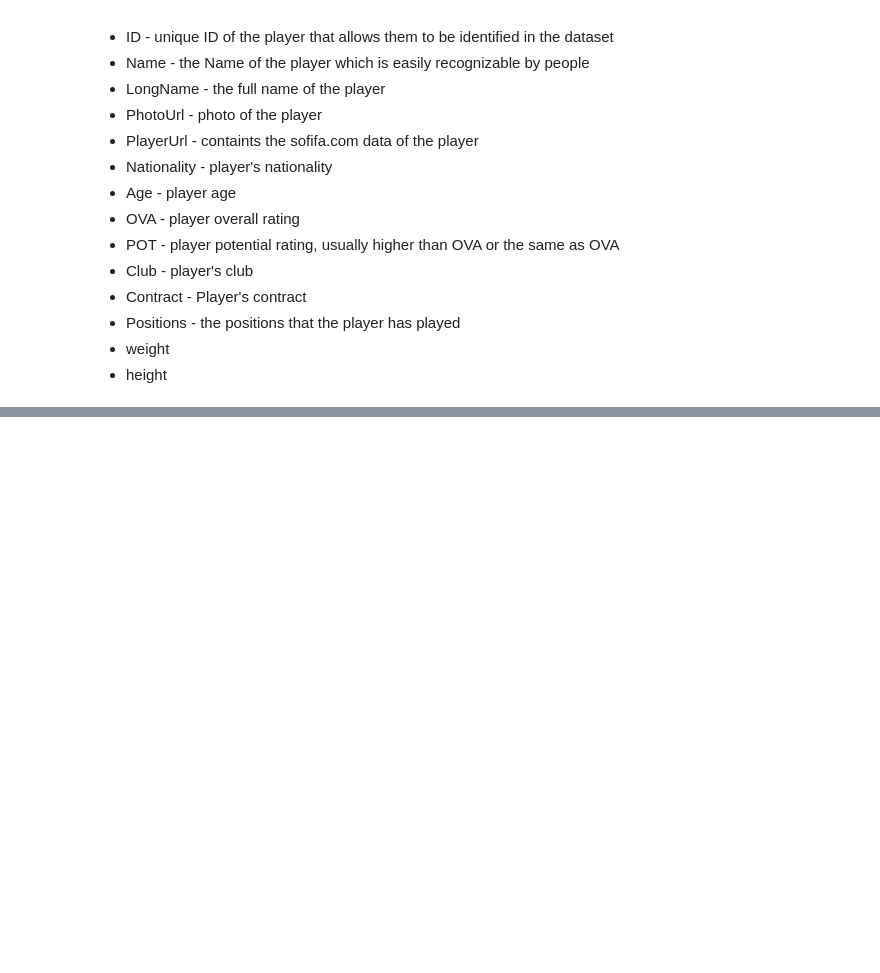
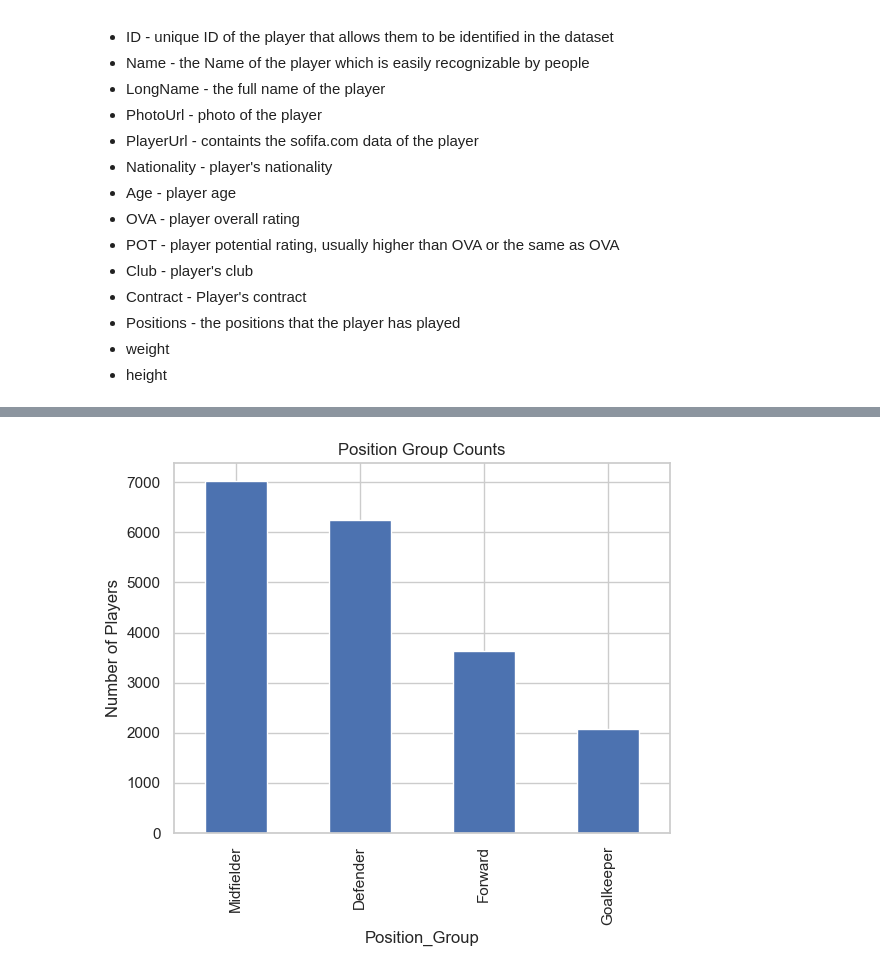
Before and after one commit to QAZYD/eda-repository, a Jupyter notebook: Untitled-1.ipynb, the cells around one changed output, grey strips where cells are left out. Cells and saved outputs as stored; diff of their text form; code cells hidden in the pictures; blank space fills up the shorter version.

```diff
--- a/Untitled-1.ipynb
+++ b/Untitled-1.ipynb
@@ -90,0 +279,3 @@ dtype: int64
+# %%
+df['Contract_Start'] = pd.to_numeric(df['Contract_Start'], errors='coerce')
+df['Contract_End'] = pd.to_numeric(df['Contract_End'], errors='coerce')
@@ -90,0 +314,25 @@ dtype: int64
+# %%
+# Remove leading/trailing spaces & split on commas
+df['Position_List'] = df['Positions'].apply(lambda x: [p.strip() for p in str(x).split(',')])
+# %%
+df['Primary_Position'] = df['Position_List'].apply(lambda x: x[0] if len(x) > 0 else None)
+# %%
+def position_group(pos):
+    if pos == 'GK':
+        return 'Goalkeeper'
+    elif pos in ['CB', 'LB', 'RB', 'LWB', 'RWB']:
+        return 'Defender'
+    elif pos in ['CDM', 'CM', 'CAM', 'LM', 'RM']:
+        return 'Midfielder'
+    elif pos in ['ST', 'CF', 'LW', 'RW']:
+        return 'Forward'
+    else:
+        return 'Other'
+
+df['Position_Group'] = df['Primary_Position'].apply(position_group)
+# %%
+df['Position_Group'].value_counts().plot(kind='bar', title='Position Group Counts')
+plt.ylabel('Number of Players')
+plt.show()
+# %% [output]
+[figure, added]
```
Also changed, not shown: parts of 56 cells of this notebook.
